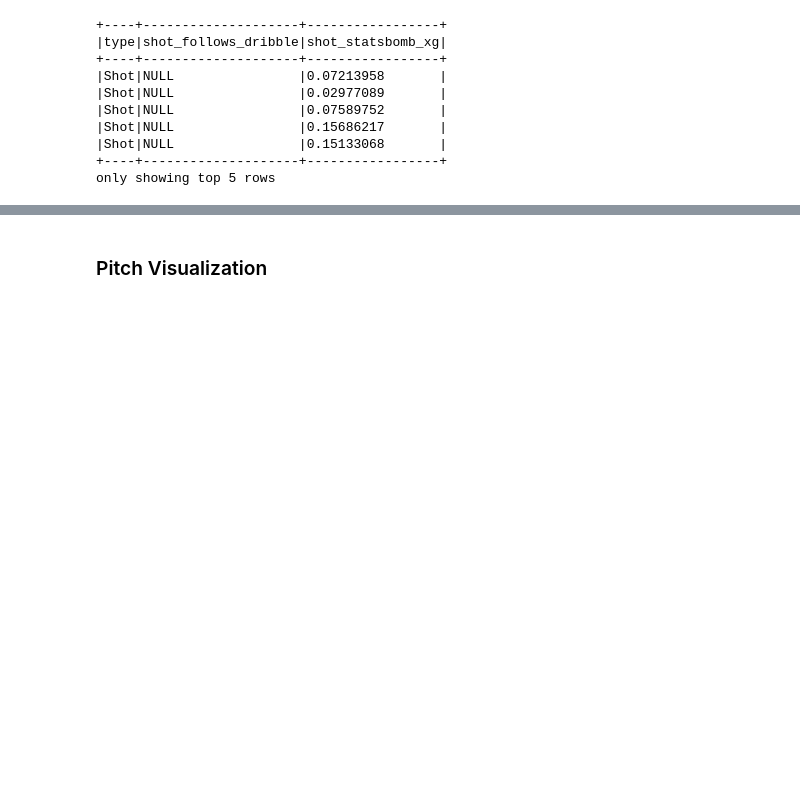
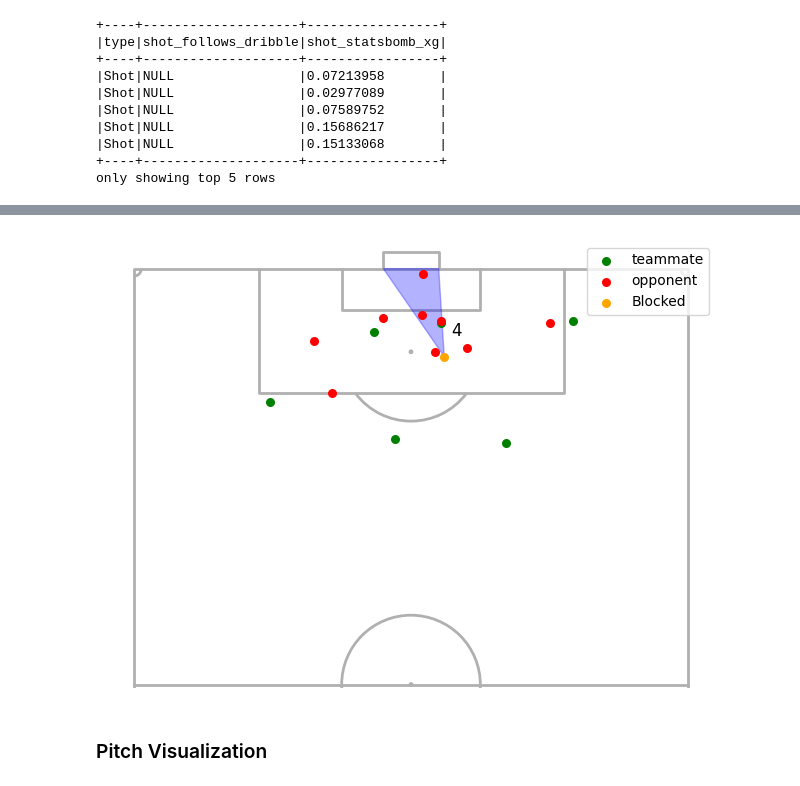
Before and after one commit to GuechtouliAnis/xG-model, a Jupyter notebook: xG_features.ipynb, the cells around one changed output, grey strips where cells are left out. Saved outputs shown, nothing was run; the diff lists cells and outputs as text; code cells hidden in the pictures; blank space fills up the shorter version.

```diff
--- a/xG_features.ipynb
+++ b/xG_features.ipynb
@@ -352,0 +398,2 @@ only showing top 5 rows
+# %%
+shot_freeze_frame = pp.shot_frame_to_df(events.filter(events['id']==row['id']))
@@ -353,3 +419,24 @@ only showing top 5 rows
+# %%
+sff_c = shot_freeze_frame[shot_freeze_frame['teammate']=='True']
+sff_o = shot_freeze_frame[shot_freeze_frame['teammate']=='False']
+# %%
+pitch = VerticalPitch(pad_bottom=0.5, pitch_type='statsbomb', half=True, corner_arcs=True, goal_type='box')
+
+fig, ax = pitch.draw()
+area = pitch.goal_angle(x=row['shot_location_x'],y=row['shot_location_y'],goal='right',ax=ax,color='blue',alpha=0.3,zorder=1)
+
+c = pitch.scatter(sff_c['x'], sff_c['y'], color='green', s=30, label='teammate', ax=ax,zorder=2)
+o = pitch.scatter(sff_o['x'], sff_o['y'], color='red', s=30, label='opponent', ax=ax,zorder=2)
+
+sc1 = pitch.scatter(row['shot_location_x'], row['shot_location_y'], color='orange', s=30, label=row['shot_outcome'], ax=ax,zorder=2)
+
+an = pitch.annotate(row['players_inside_area'],(row['shot_location_x']+3, row['shot_location_y']+1),ax=ax,zorder=3,fontsize=12)
+
+ax.legend(loc='upper right')
+plt.tight_layout()
+plt.show()
+# %% [output]
+[figure, added]
 # %% [markdown]
 ### Pitch Visualization
 # %%
```
Also changed, not shown: parts of 18 cells of this notebook, 2 other files.
